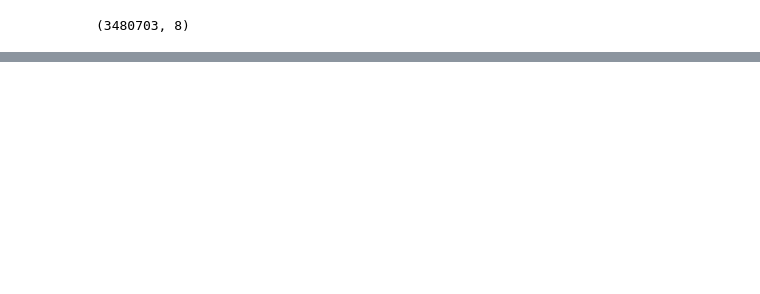
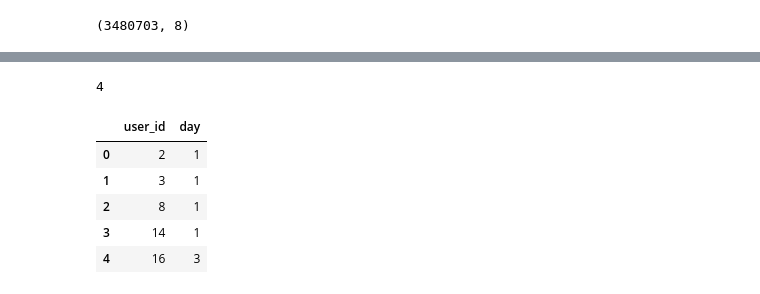
Before and after one commit to Accolyte42/Carpov_ML, a Jupyter notebook: Stepik ML consest.ipynb, the cells around one changed output, grey strips where cells are left out. Cells and saved outputs as stored; diff of their text form; code cells hidden in the pictures; blank space fills up the shorter version.

```diff
--- a/Stepik ML consest.ipynb
+++ b/Stepik ML consest.ipynb
@@ -801,0 +825,18 @@ events_data_train.head()
+# %%
+submissions_data['users_time'] = submissions_data.user_id.map(str) + '_' + submissions_data.timestamp.map(str)
+submissions_data = submissions_data.merge(user_min_time[['user_id', 'user_learning_time_threshold']], how='outer')
+submissions_data_train = submissions_data[submissions_data.users_time <= submissions_data.user_learning_time_threshold]
+submissions_data_train.groupby('user_id').day.nunique().max()
+# %% [output]
+4
+# %%
+X = submissions_data_train.groupby('user_id').day.nunique().to_frame().reset_index()
+# %%
+X.head()
+# %% [output]
+|  | user_id | day |
+| 0 | 2 | 1 |
+| 1 | 3 | 1 |
+| 2 | 8 | 1 |
+| 3 | 14 | 1 |
+| 4 | 16 | 3 |
```
Also changed, not shown: parts of 7 cells of this notebook.
